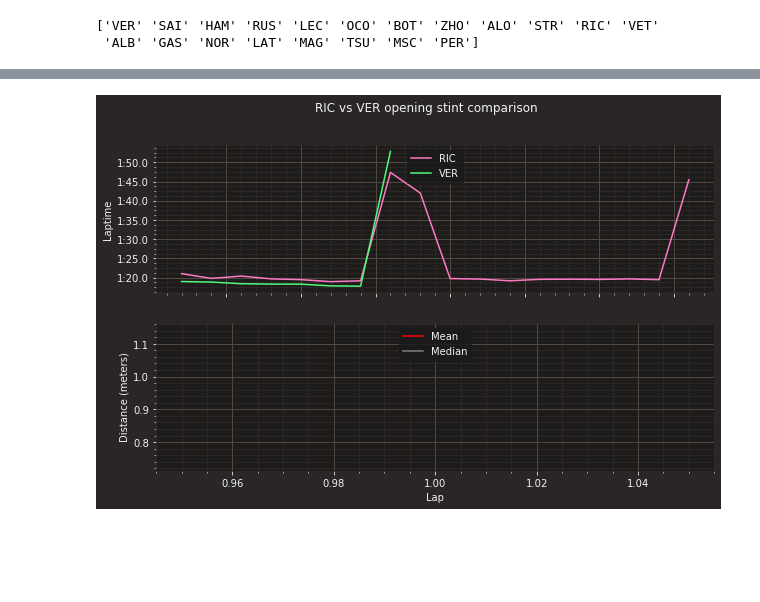
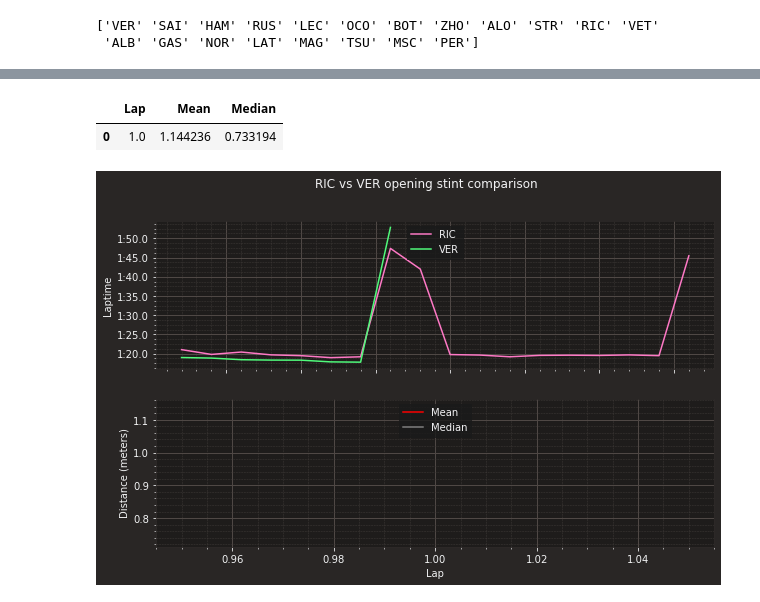
Before and after one commit to CamStevens15/F1_2022_race_analytics, a Jupyter notebook: Code_Analysis/Canadian_GP2022.ipynb, the cells around one changed output, grey strips where cells are left out. Saved outputs shown, nothing was run; the diff lists cells and outputs as text; code cells hidden in the pictures; blank space fills up the shorter version.

```diff
--- a/Code_Analysis/Canadian_GP2022.ipynb
+++ b/Code_Analysis/Canadian_GP2022.ipynb
@@ -401,10 +436,10 @@ driver2
 # %%
 # We are only analyzing stint 3, so select that one
-driver1 = driver1.loc[driver1['Stint'] == 3]
-driver2 = driver2.loc[driver2['Stint'] == 3]
+laps_ric = laps_ric.loc[laps_ric['Stint'] == 1]
+laps_ver = laps_ver.loc[laps_ver['Stint'] == 1]
 
-driver1['RaceLapNumber'] = driver1['LapNumber'] - 1
-driver2['RaceLapNumber'] = driver2['LapNumber'] - 1
+laps_ric['RaceLapNumber'] = laps_ric['LapNumber'] - 1
+laps_ver['RaceLapNumber'] = laps_ver['LapNumber'] - 1
 # %%
 full_distance_ver_ric = pd.DataFrame()
 summarized_distance_ver_ric = pd.DataFrame()
@@ -431,6 +466,11 @@ for lap in laps_ver.iterlaps():
             'Mean': distance_mean,
             'Median': distance_median
         }, ignore_index = True)
+# %%
+summarized_distance_ver_ric
+# %% [output]
+|  | Lap | Mean | Median |
+| 0 | 1.0 | 1.144236 | 0.733194 |
 # %%
 
 plt.rcParams['figure.figsize'] = [10, 6]
```
Also changed, not shown: parts of 12 cells of this notebook.
